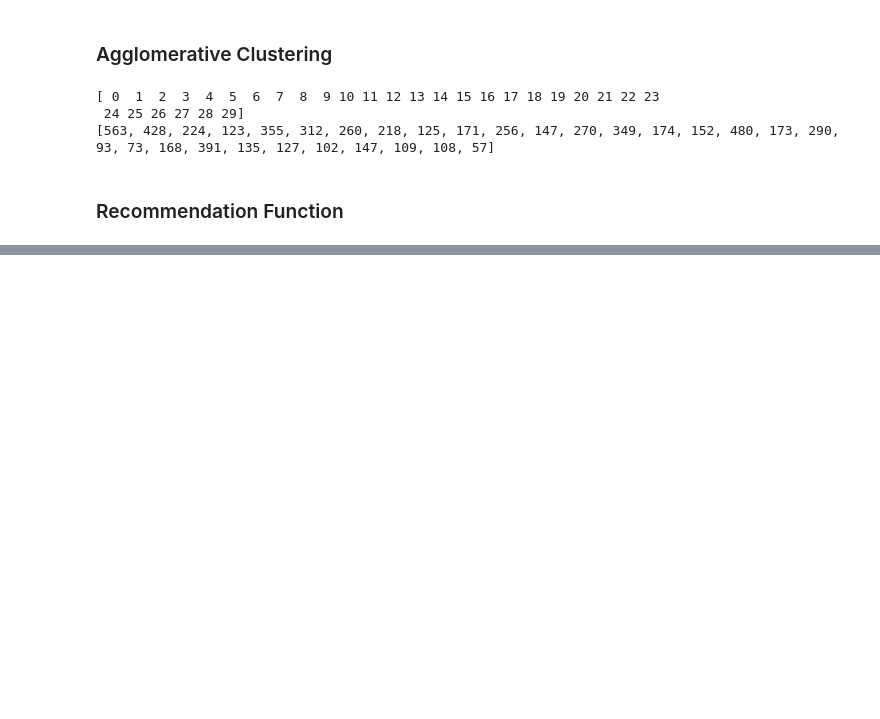
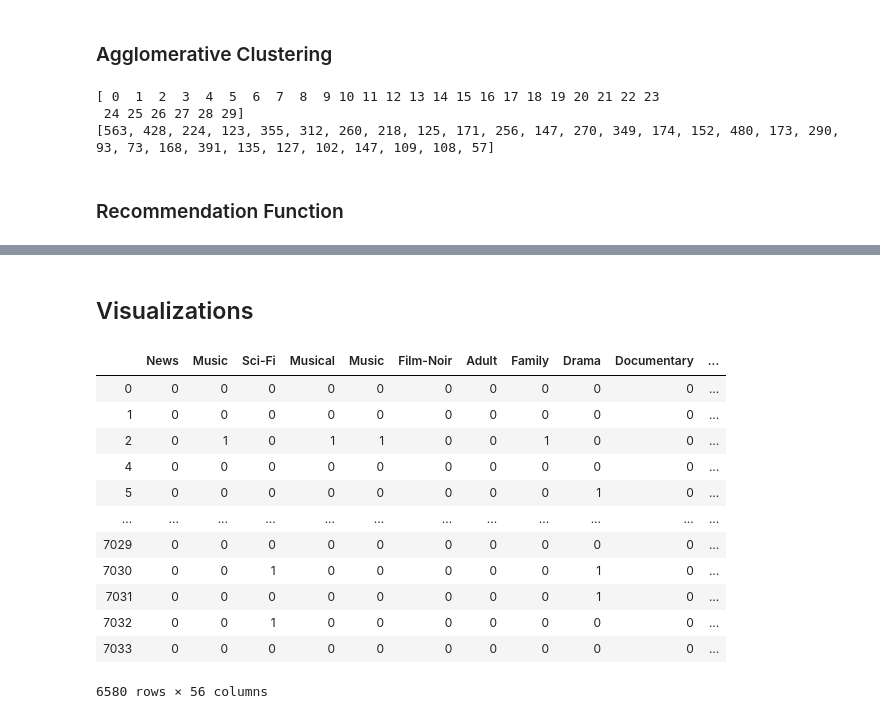
Before and after one commit to bmcclannahan/NLP-Sentiment, a Jupyter notebook: notebooks/recommendation/movie_recommendation.ipynb, the cells around one changed output, grey strips where cells are left out. Saved outputs shown, nothing was run; the diff lists cells and outputs as text; code cells hidden in the pictures; blank space fills up the shorter version.

```diff
--- a/notebooks/recommendation/movie_recommendation.ipynb
+++ b/notebooks/recommendation/movie_recommendation.ipynb
@@ -280,0 +283,19 @@ Combo recommends The Cat's Meow with genres ['Drama, Romance']
+# %% [markdown]
+## Visualizations
+# %%
+df_pie_visualization = movies.drop(columns=["Title","imdbID","Ratings","imdbRating","imdbVotes"])
+df_pie_visualization
+# %% [output]
+|  | News | Music | Sci-Fi | Musical | Music | Film-Noir | Adult | Family | Drama | Documentary | ... |
+| 0 | 0 | 0 | 0 | 0 | 0 | 0 | 0 | 0 | 0 | 0 | ... |
+| 1 | 0 | 0 | 0 | 0 | 0 | 0 | 0 | 0 | 0 | 0 | ... |
+| 2 | 0 | 1 | 0 | 1 | 1 | 0 | 0 | 1 | 0 | 0 | ... |
+| 4 | 0 | 0 | 0 | 0 | 0 | 0 | 0 | 0 | 0 | 0 | ... |
+| 5 | 0 | 0 | 0 | 0 | 0 | 0 | 0 | 0 | 1 | 0 | ... |
+| ... | ... | ... | ... | ... | ... | ... | ... | ... | ... | ... | ... |
+| 7029 | 0 | 0 | 0 | 0 | 0 | 0 | 0 | 0 | 0 | 0 | ... |
+| 7030 | 0 | 0 | 1 | 0 | 0 | 0 | 0 | 0 | 1 | 0 | ... |
+| 7031 | 0 | 0 | 0 | 0 | 0 | 0 | 0 | 0 | 1 | 0 | ... |
+| 7032 | 0 | 0 | 1 | 0 | 0 | 0 | 0 | 0 | 0 | 0 | ... |
+| 7033 | 0 | 0 | 0 | 0 | 0 | 0 | 0 | 0 | 0 | 0 | ... |
+6580 rows × 56 columns
```
Also changed, not shown: parts of 11 cells of this notebook.
